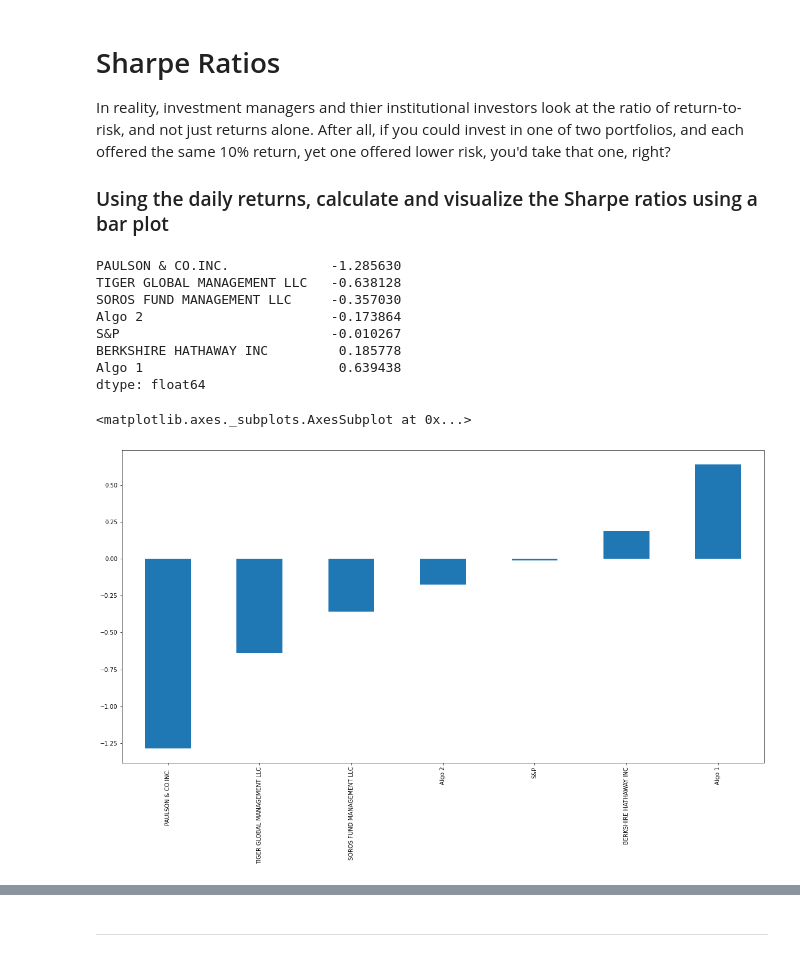
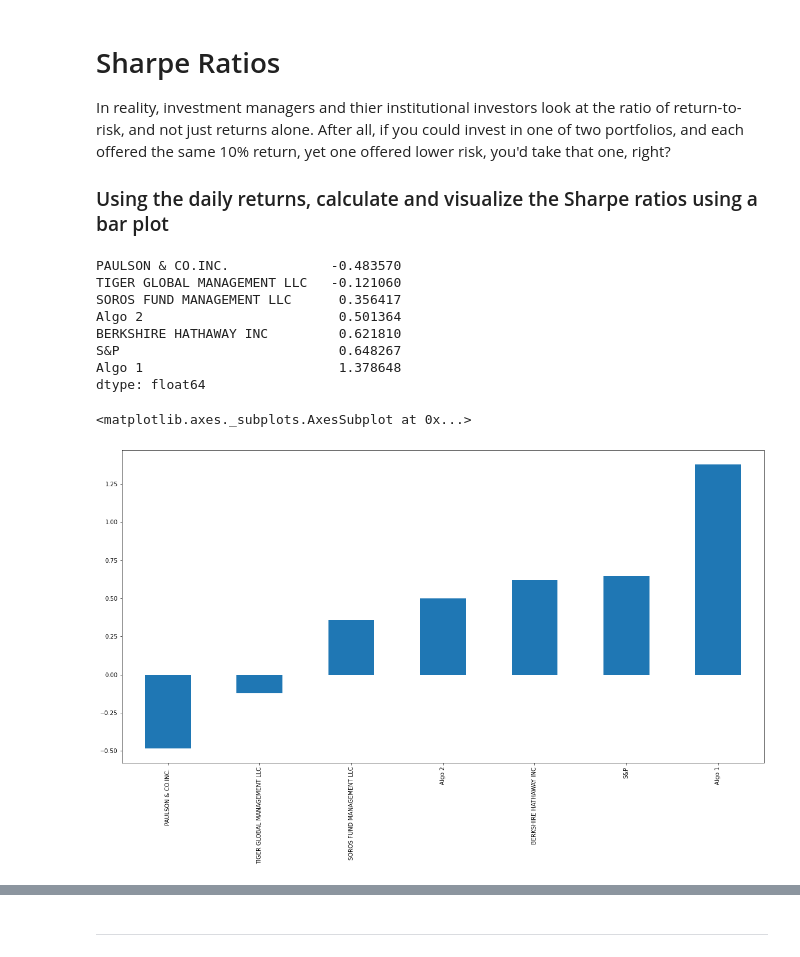
Before and after one commit to mnewk555/panda-homework, a Jupyter notebook: main.ipynb, the cells around one changed output, grey strips where cells are left out. Cells and saved outputs as stored; diff of their text form; code cells hidden in the pictures.

```diff
--- a/main.ipynb
+++ b/main.ipynb
@@ -340,25 +336,26 @@ In reality, investment managers and thier institutional investors look at the ra
 ### Using the daily returns, calculate and visualize the Sharpe ratios using a bar plot
 # %%
 # Annualized Sharpe Ratios
-sharpe_ratios = ((combo_returns.mean() * 252) - .089420) / (combo_returns.std() * np.sqrt(252))
+safe_rate = 0
+sharpe_ratios = ((combo_returns.mean() * 252) - safe_rate) / (combo_returns.std() * np.sqrt(252))
 sharpe_ratios.sort_values(inplace=True)
 #print((combo_returns.mean() * 252))
 sharpe_ratios
 # %% [output]
-PAULSON & CO.INC.             -1.285630
-TIGER GLOBAL MANAGEMENT LLC   -0.638128
-SOROS FUND MANAGEMENT LLC     -0.357030
-Algo 2                        -0.173864
-S&P                           -0.010267
-BERKSHIRE HATHAWAY INC         0.185778
-Algo 1                         0.639438
+PAULSON & CO.INC.             -0.483570
+TIGER GLOBAL MANAGEMENT LLC   -0.121060
+SOROS FUND MANAGEMENT LLC      0.356417
+Algo 2                         0.501364
+BERKSHIRE HATHAWAY INC         0.621810
+S&P                            0.648267
+Algo 1                         1.378648
 dtype: float64
 # %%
 # Visualize the sharpe ratios as a bar plot
-sharpe_ratios.plot(kind='bar',figsize=(20,10),)
+sharpe_ratios.plot(kind='bar',figsize=(20,10))
 # %% [output]
 <matplotlib.axes._subplots.AxesSubplot at 0x...>
-[figure, old version]
+[figure, new version]
 # %% [markdown]
 ### Determine whether the algorithmic strategies outperform both the market (S&P 500) and the whales portfolios.
 
```
Also changed, not shown: parts of 13 cells of this notebook, 3 other files.
